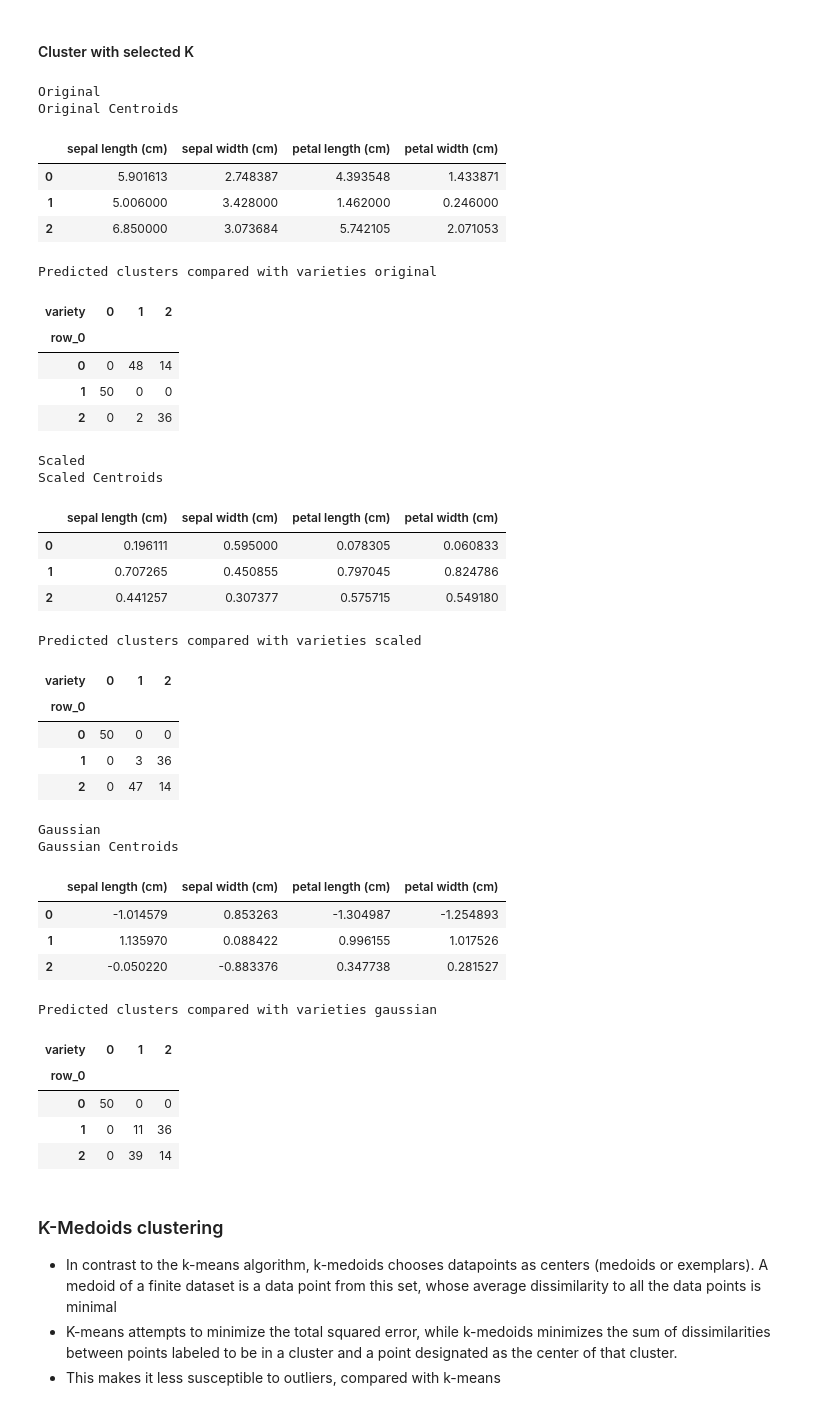
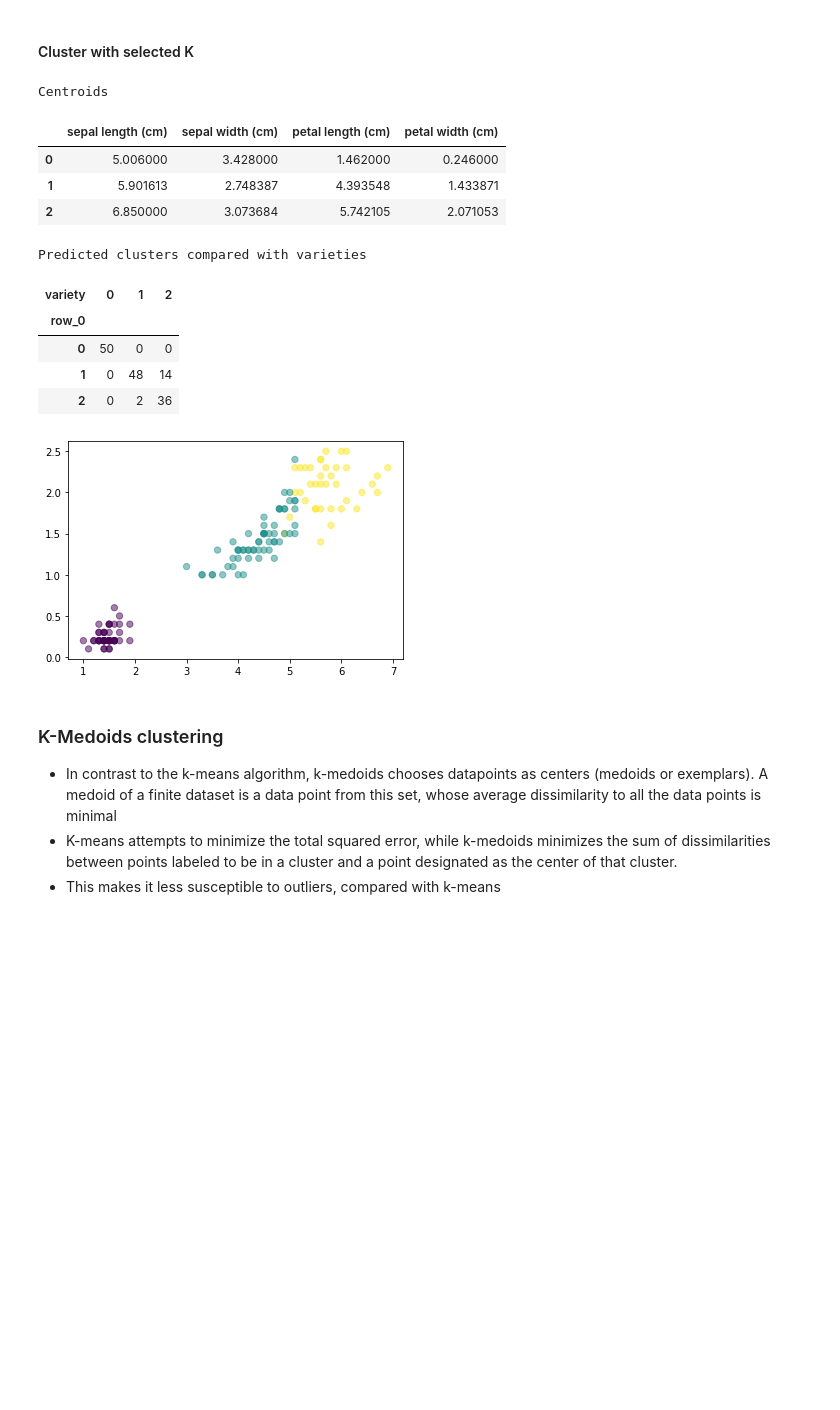
Before and after one commit to bpalmer4/ML-exploration, a Jupyter notebook: notebooks/Iris-unsupervised.ipynb, the cells around one changed output. Saved outputs shown, nothing was run; the diff lists cells and outputs as text; code cells hidden in the pictures; blank space fills up the shorter version.

```diff
--- a/notebooks/Iris-unsupervised.ipynb
+++ b/notebooks/Iris-unsupervised.ipynb
@@ -92,7 +116,19 @@ _ = pd.plotting.scatter_matrix(data[data.columns[0:4]],
+# %%
+def plot_comparative(data_points, orig_label, clust_label):
+    crosstab = pd.crosstab(clust_label, orig_label)
+    display(crosstab)
+
+    # plot found clusters using petal size
+    fig, ax = plt.subplots(1, 1)
+    ax.scatter(x=data_points[:, 0], y=data_points[:, 1],
+                c=clust_label, s=40, cmap='viridis',
+                alpha=0.5)
+    plt.show()
+    plt.close('all')
 # %% [markdown]
 ## Transform Iris
 # %%
-x = data[data.columns[0:4]]
+x = data[data.columns[0:4]].to_numpy()
 y = data['variety'] # technically not a target, but
                     # an interesting counterpoint
 # %%
@@ -139,59 +185,32 @@ plt.close('all')
 #### Cluster with selected K
 # %%
 K = 3
-data = [x, x_scaled, x_normal]
-descriptions = ['Original', 'Scaled', 'Gaussian']
-for x_data, description in zip(data, descriptions):
+DATA = x
+km = KMeans(n_clusters=K)            # model
+km.fit(DATA)                       # fit
 
-    print(description)
-    km = KMeans(n_clusters=K)            # model
-    km.fit(x_data)                       # fit
+print(f'Centroids')
+centroids = pd.DataFrame(km.cluster_centers_,
+                         columns=data.columns[0:4])
+display(centroids)
 
-    print(f'{description} Centroids')
-    centroids = pd.DataFrame(km.cluster_centers_,
-                         columns=x.columns)
-    display(centroids)
+print(f'\nPredicted clusters compared with varieties')
+predictions = km.predict(DATA)      # predict
 
-    print(f'\nPredicted clusters compared with varieties {description.lower()}')
-    predictions = km.predict(x_data)      # predict
-    display(pd.crosstab(predictions, y))   # compare with varieties
+plot_comparative(DATA[:, 2:4], y, predictions)
 # %% [output]
-Original
-Original Centroids
+Centroids
 |  | sepal length (cm) | sepal width (cm) | petal length (cm) | petal width (cm) |
-| 0 | 5.901613 | 2.748387 | 4.393548 | 1.433871 |
-| 1 | 5.006000 | 3.428000 | 1.462000 | 0.246000 |
+| 0 | 5.006000 | 3.428000 | 1.462000 | 0.246000 |
+| 1 | 5.901613 | 2.748387 | 4.393548 | 1.433871 |
 | 2 | 6.850000 | 3.073684 | 5.742105 | 2.071053 |
-Predicted clusters compared with varieties original
+Predicted clusters compared with varieties
 | variety | 0 | 1 | 2 |
 | row_0 |  |  |  |
-| 0 | 0 | 48 | 14 |
-| 1 | 50 | 0 | 0 |
+| 0 | 50 | 0 | 0 |
+| 1 | 0 | 48 | 14 |
 | 2 | 0 | 2 | 36 |
-Scaled
-Scaled Centroids
-|  | sepal length (cm) | sepal width (cm) | petal length (cm) | petal width (cm) |
-| 0 | 0.196111 | 0.595000 | 0.078305 | 0.060833 |
-| 1 | 0.707265 | 0.450855 | 0.797045 | 0.824786 |
-| 2 | 0.441257 | 0.307377 | 0.575715 | 0.549180 |
-Predicted clusters compared with varieties scaled
-| variety | 0 | 1 | 2 |
-| row_0 |  |  |  |
-| 0 | 50 | 0 | 0 |
-| 1 | 0 | 3 | 36 |
-| 2 | 0 | 47 | 14 |
-Gaussian
-Gaussian Centroids
-|  | sepal length (cm) | sepal width (cm) | petal length (cm) | petal width (cm) |
-| 0 | -1.014579 | 0.853263 | -1.304987 | -1.254893 |
-| 1 | 1.135970 | 0.088422 | 0.996155 | 1.017526 |
-| 2 | -0.050220 | -0.883376 | 0.347738 | 0.281527 |
-Predicted clusters compared with varieties gaussian
-| variety | 0 | 1 | 2 |
-| row_0 |  |  |  |
-| 0 | 50 | 0 | 0 |
-| 1 | 0 | 11 | 36 |
-| 2 | 0 | 39 | 14 |
+[figure, added]
 # %% [markdown]
 ### K-Medoids clustering
 * In contrast to the k-means algorithm, k-medoids chooses
```
Also changed, not shown: parts of 14 cells of this notebook, 1 other file.
